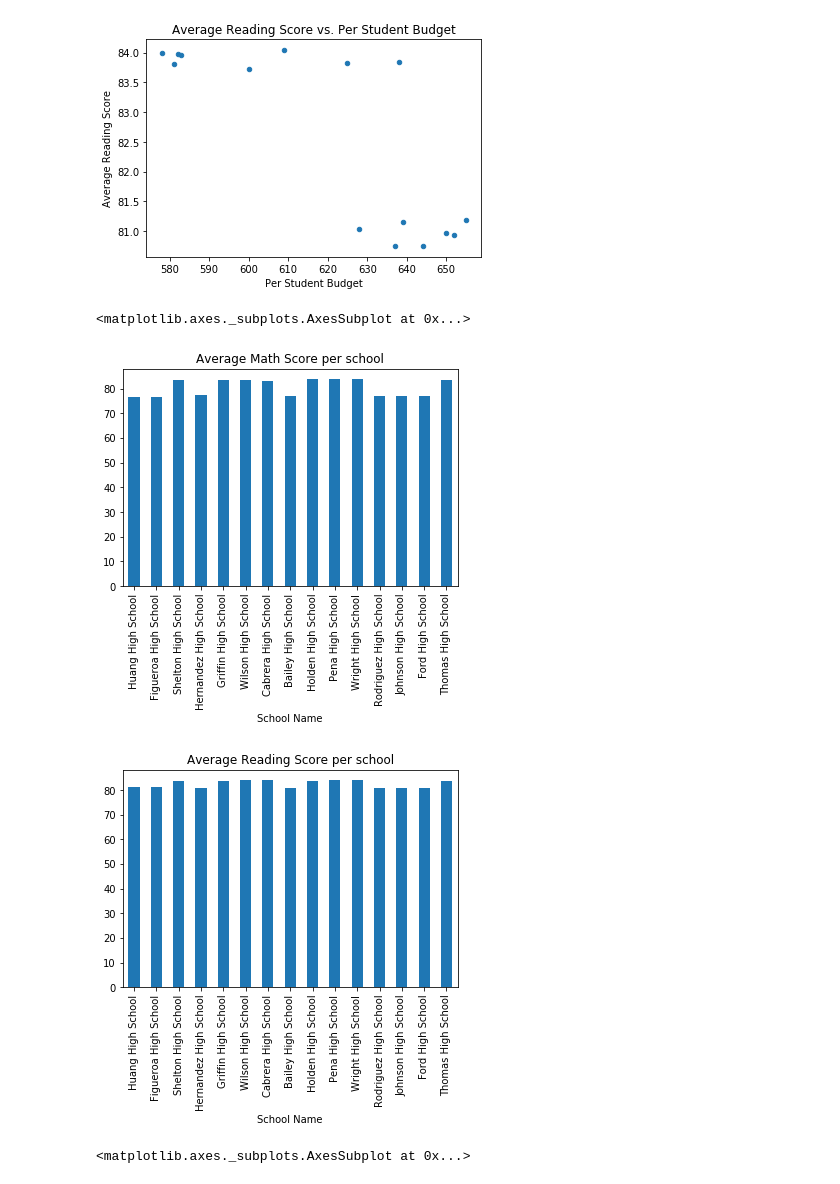
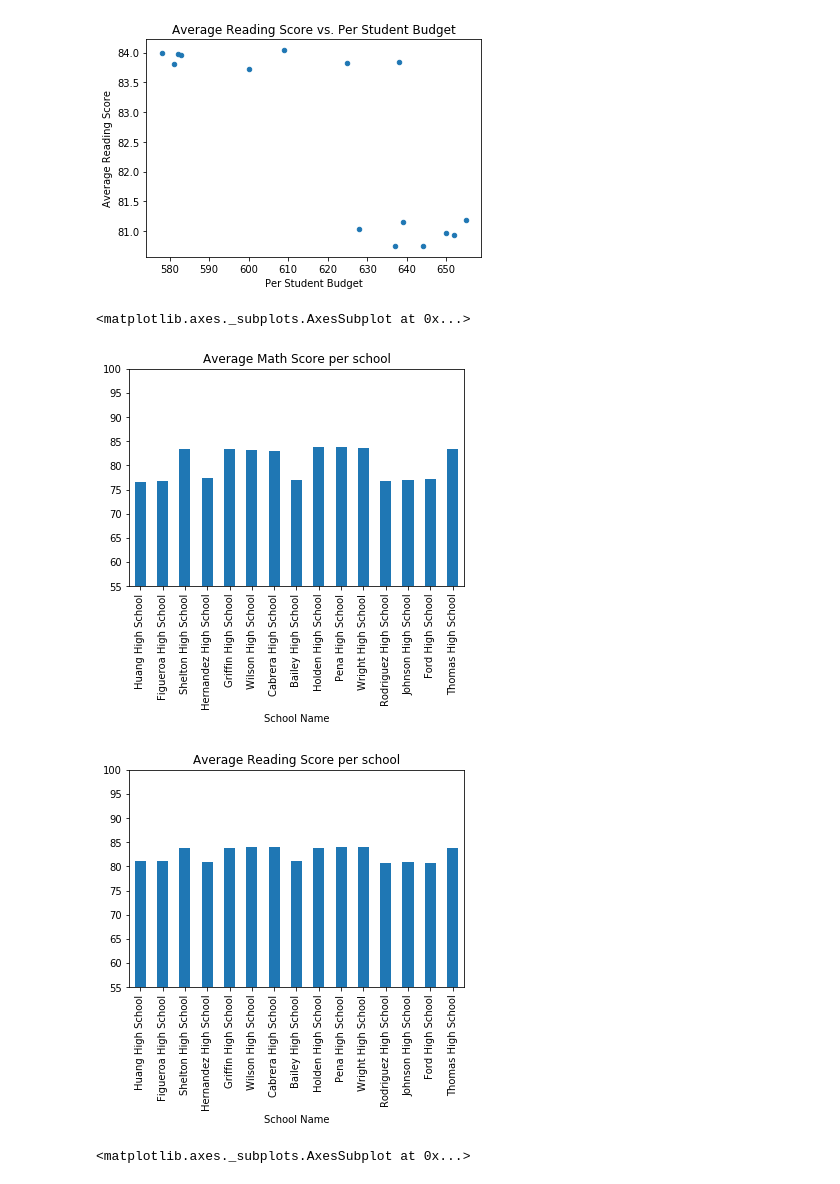
Before and after one commit to camiloibanez/School-Performance, a Jupyter notebook: PyCitySchools/PySchools.ipynb, the cells around one changed output. Drawn from its saved outputs; the diff is of its cells as text; code cells hidden in the pictures.

```diff
--- a/PyCitySchools/PySchools.ipynb
+++ b/PyCitySchools/PySchools.ipynb
@@ -192,10 +192,12 @@ School_Summary_plot.plot(kind="scatter", x="Per Student Budget", y="Average Read
 [figure]
 [figure]
 # %%
-School_Summary_plot.plot(kind="bar", y="Average Math Score", title="Average Math Score per school", legend=False)
-School_Summary_plot.plot(kind="bar", y="Average Reading Score", title="Average Reading Score per school", legend=False)
+School_Summary_plot.plot(kind="bar", y="Average Math Score", title="Average Math Score per school", legend=False,
+                        ylim=(55,100))
+School_Summary_plot.plot(kind="bar", y="Average Reading Score", title="Average Reading Score per school", legend=False,
+                        ylim=(55,100))
 # %% [output]
 <matplotlib.axes._subplots.AxesSubplot at 0x...>
-[figure, old version]
+[figure, new version]
-[figure, old version]
+[figure, new version]
 # %%
```
Also changed, not shown: parts of 6 cells of this notebook.
